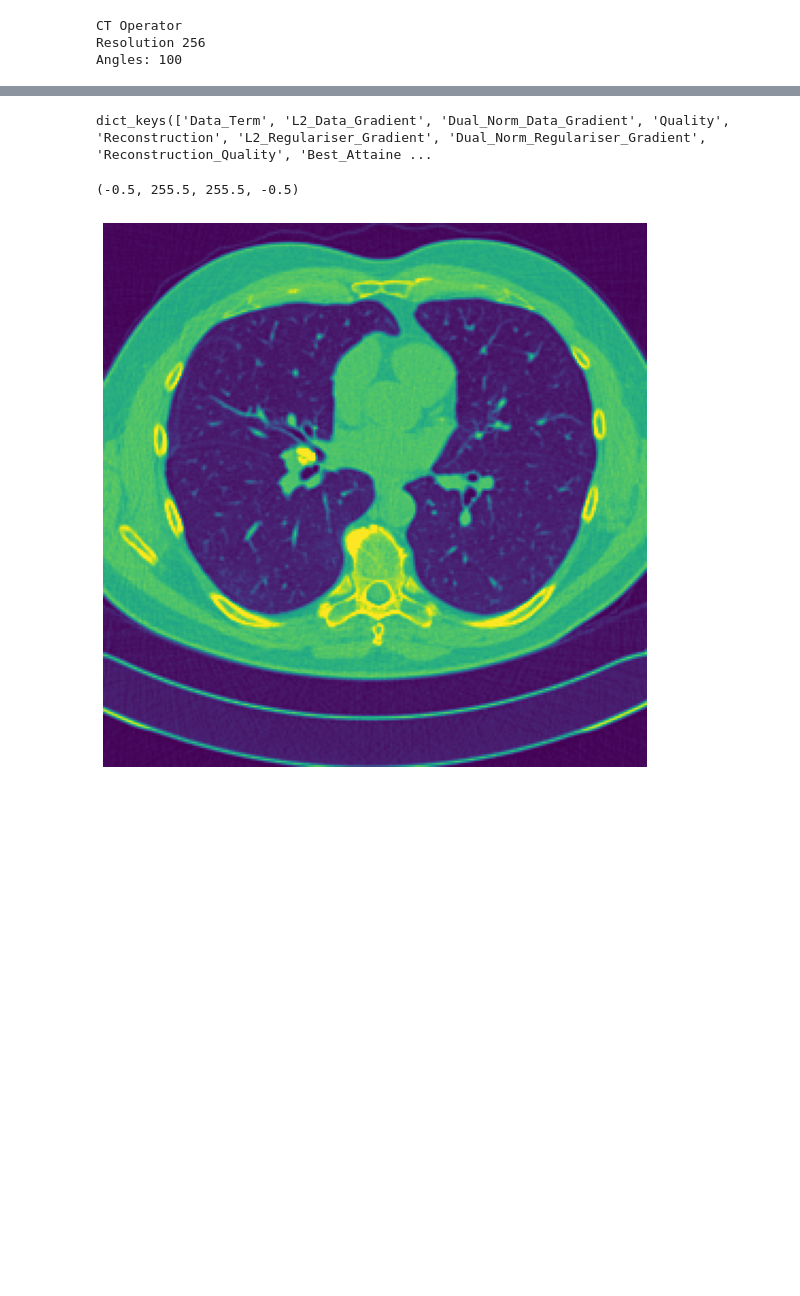
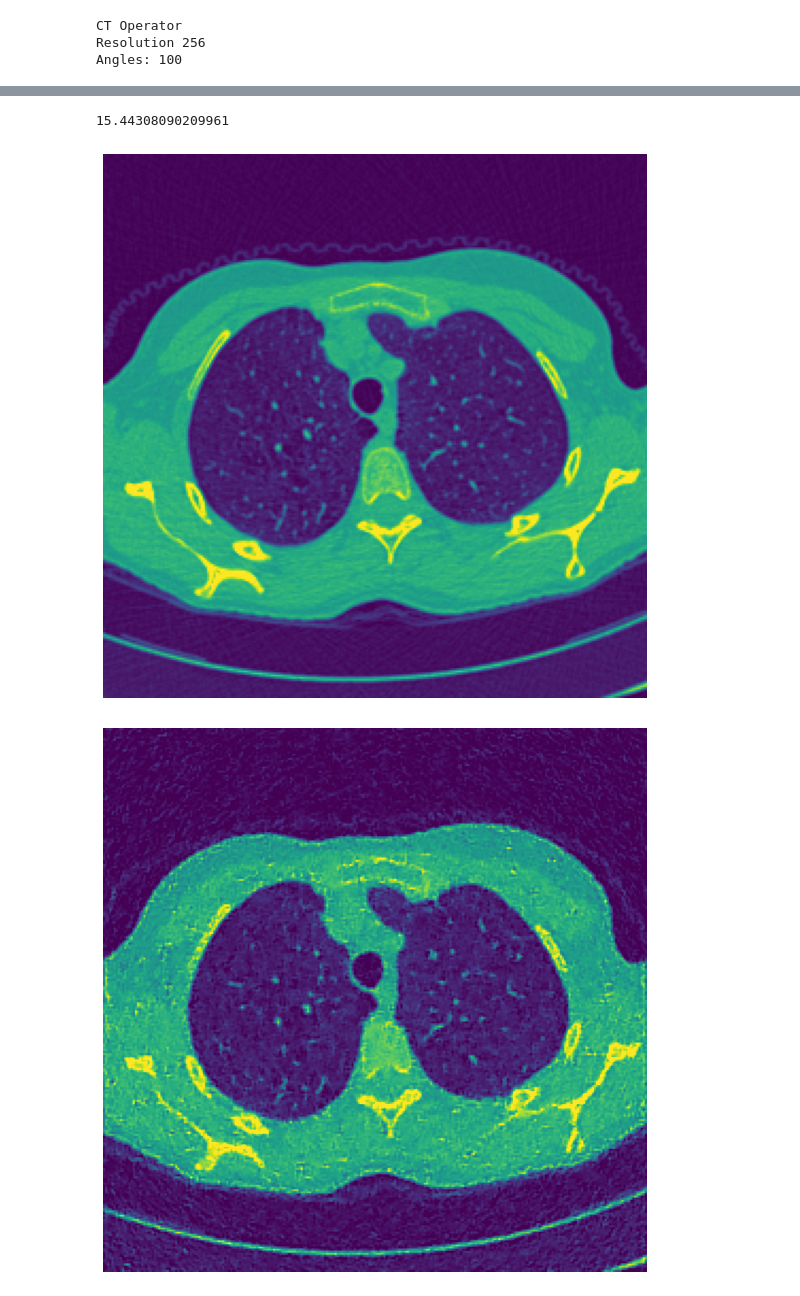
Before and after one commit to lunz-s/AR_torch, a Jupyter notebook: Evaluation.ipynb, the cells around one changed output, grey strips where cells are left out. Saved outputs shown, nothing was run; the diff lists cells and outputs as text; code cells hidden in the pictures; blank space fills up the shorter version.

```diff
--- a/Evaluation.ipynb
+++ b/Evaluation.ipynb
@@ -110,3 +129,13 @@ def get_training_data(gt, initial_minimisation=False):
     return x_0, y
 def l2(x):
     return torch.mean(torch.sqrt(torch.sum(x ** 2, dim=(1,2,3))))
+# %%
+print('Original LAMBDA', LAMBDA)
+def get_optimal_lambda():
+    gt = next(iter(data)).cuda()
+    _, y = get_training_data(gt)
+    norm_data = torch.mean(dual(operator.adjoint_torch(operator.forward_torch(gt) - y)))
+    return norm_data.cpu().item()
+
+LAMBDA = get_optimal_lambda()
+print('New LAMBDA', LAMBDA)
@@ -197,16 +281,28 @@ for m in metrics:
 # %%
 # Manually chose optimal hyperparameter
-LAMBDA = 0.02329254522919655
+LAMBDA = 0.03529656926790873
 print(results[LAMBDA]['Reconstruction_Quality'])
+# %% [output]
+15.44308090209961
-# %%
-results[LAMBDA].keys()
-# %% [output]
-dict_keys(['Data_Term', 'L2_Data_Gradient', 'Dual_Norm_Data_Gradient', 'Quality', 'Reconstruction', 'L2_Regulariser_Gradient', 'Dual_Norm_Regulariser_Gradient', 'Reconstruction_Quality', 'Best_Attaine ...
 # %%
-i = 3
-plt.figure(figsize=(10,10))
-plt.imshow(results[LAMBDA][Best_Reconstruction'][i,0,...])
-plt.axis('off')
+# plt.figure(figsize=(10,10))
+# plt.imshow((results[LAMBDA]['Reconstruction'])[115][3,0,...])
+# plt.axis('off')
+# plt.show()
-# %% [output]
-(-0.5, 255.5, 255.5, -0.5)
-[figure, removed]
+# %%
+i = 3
+plt.figure(figsize=(10,10))
+plt.imshow(results[LAMBDA]['Ground Truth'][i,0,...])
+plt.axis('off')
+plt.show()
+plt.figure(figsize=(10,10))
+plt.imshow(results[LAMBDA]['Best_Reconstruction'][i,0,...], vmin=0, vmax=1)
+plt.axis('off')
+plt.show()
+plt.figure(figsize=(10,10))
+plt.imshow(results[LAMBDA]['FBP'][i,0,...], vmin=0, vmax=1)
+plt.axis('off')
+plt.show()
+# %% [output]
+[figure, added]
+[figure, added]
```
Also changed, not shown: parts of 14 cells of this notebook, 4 other files.
